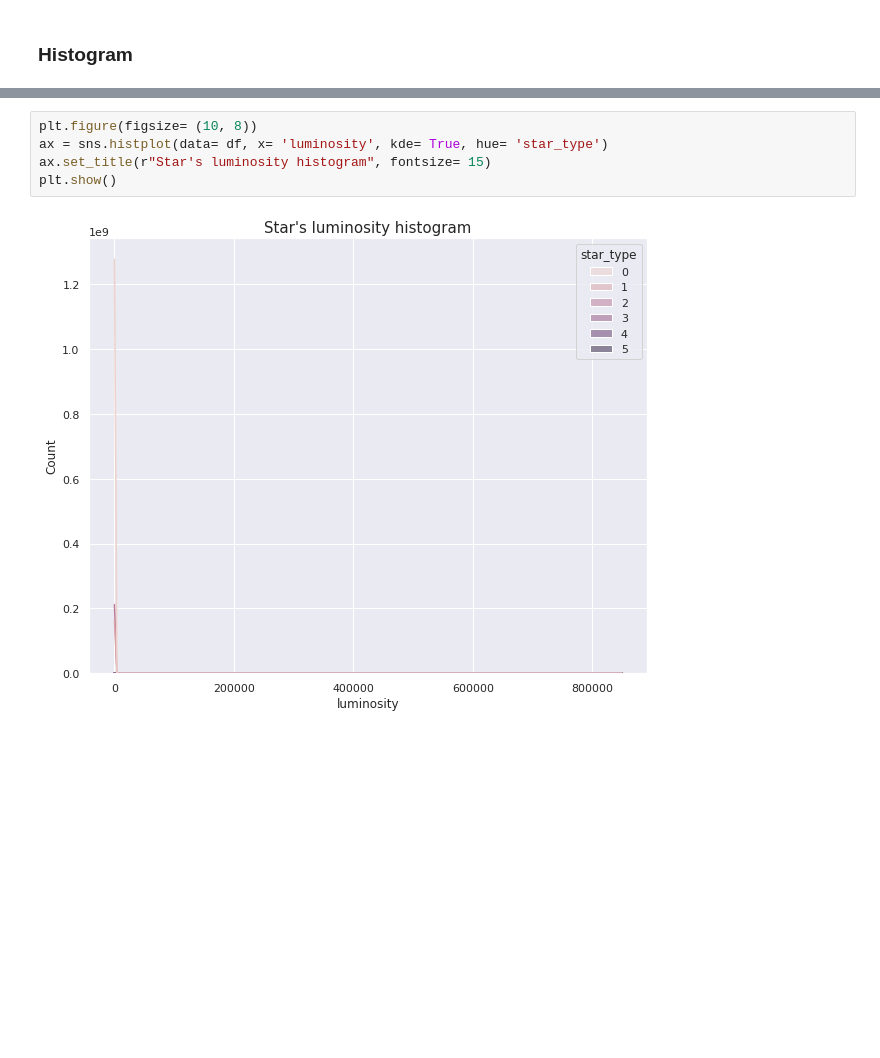
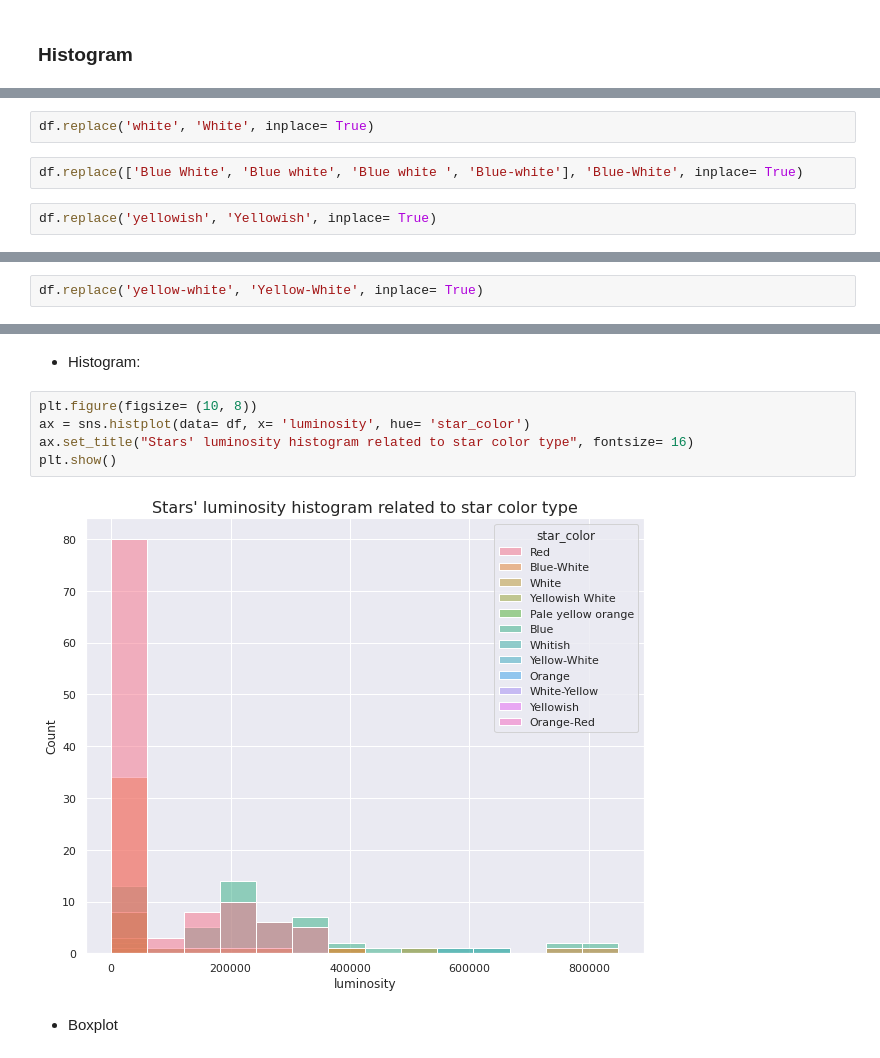
Before and after one commit to DamodaraBarbosa/machine_learning_studies, a Jupyter notebook: Star_type_prediction.ipynb, the cells around one changed output, grey strips where cells are left out. Cells and saved outputs as stored; diff of their text form; blank space fills up the shorter version.

```diff
--- a/Star_type_prediction.ipynb
+++ b/Star_type_prediction.ipynb
@@ -210,0 +320,6 @@ plt.show()
+# %%
+df.replace('white', 'White', inplace= True)
+# %%
+df.replace(['Blue White', 'Blue white', 'Blue white ', 'Blue-white'], 'Blue-White', inplace= True)
+# %%
+df.replace('yellowish', 'Yellowish', inplace= True)
@@ -210,0 +328,2 @@ plt.show()
+# %%
+df.replace('yellow-white', 'Yellow-White', inplace= True)
@@ -211,7 +443,11 @@ plt.show()
+# %% [markdown]
+* Histogram:
 # %%
 plt.figure(figsize= (10, 8))
-ax = sns.histplot(data= df, x= 'luminosity', kde= True, hue= 'star_type')
-ax.set_title(r"Star's luminosity histogram", fontsize= 15)
+ax = sns.histplot(data= df, x= 'luminosity', hue= 'star_color')
+ax.set_title("Stars' luminosity histogram related to star color type", fontsize= 16)
 plt.show()
 # %% [output]
-[figure, old version]
+[figure, new version]
+# %% [markdown]
+* Boxplot
```
Also changed, not shown: parts of 73 cells of this notebook.
